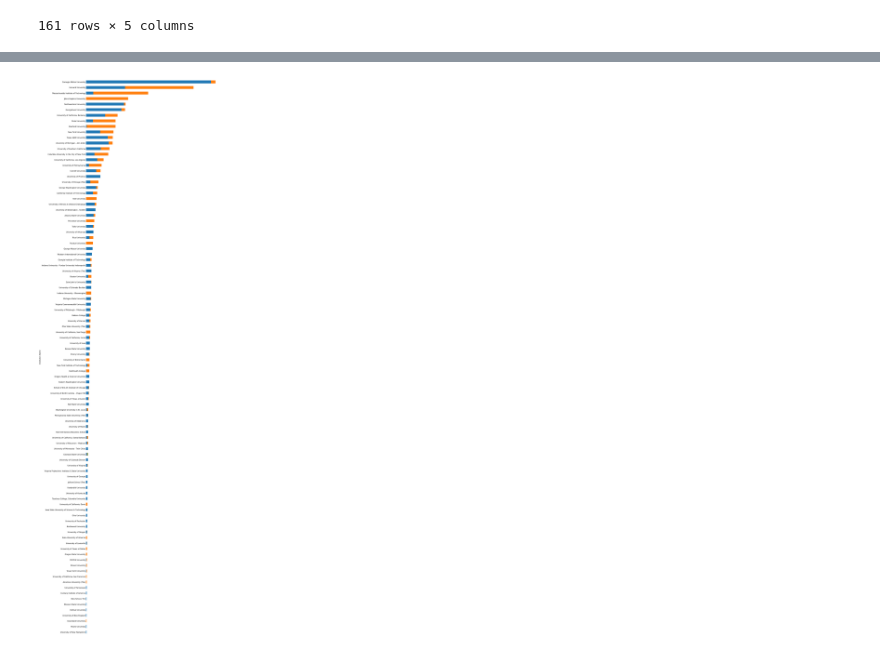
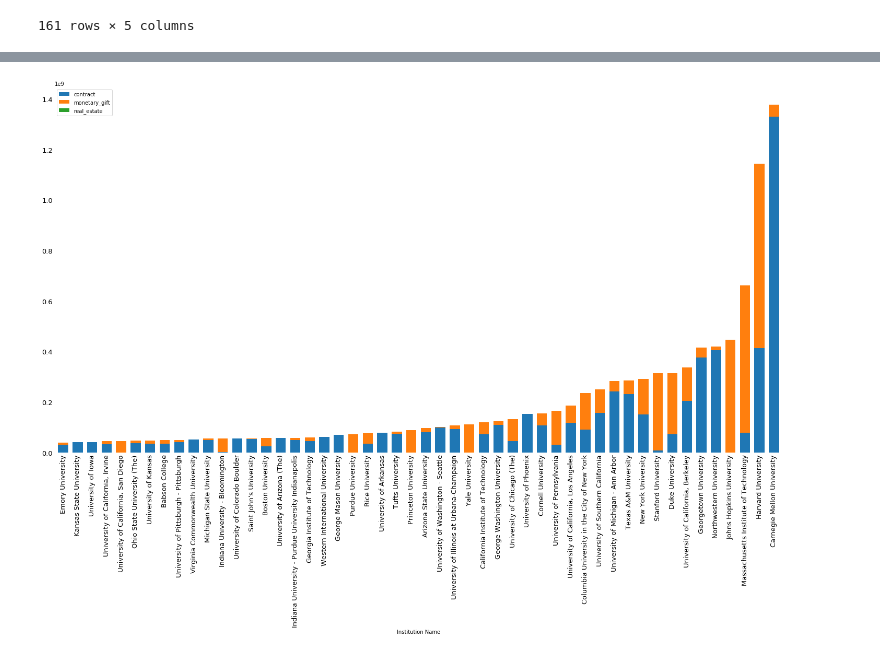
Before and after one commit to Humera97/Data-Studio, a Jupyter notebook: us_college_foreign_gifts/Cleaning and Exploring Data.ipynb, the cells around one changed output, grey strips where cells are left out. Drawn from its saved outputs; the diff is of its cells as text; code cells hidden in the pictures.

Commit message:
update graphics to make look nice

```diff
--- a/us_college_foreign_gifts/Cleaning and Exploring Data.ipynb
+++ b/us_college_foreign_gifts/Cleaning and Exploring Data.ipynb
@@ -263,21 +323,23 @@ df2.sort_values(by='total', ascending = False)
 # %%
-df2.sort_values(by='total',ascending = False).head(100).sort_values(by='total').plot(x='Institution Name',
+df2.sort_values(by='total',ascending = False).head(50).sort_values(by='total').plot(x='Institution Name',
                                                 y =['contract','monetary_gift','real_estate'] ,
-                                                kind= 'barh',
-                                                figsize=(15,45),
-                                                legend = None,
-                                                stacked= True
+                                                kind= 'bar',
+                                                figsize=(20,15),
+                                                stacked= True,
+                                                width =.7,
+                                                fontsize = 13
+
                                                 )
 
 ax1 = plt.axes()
 x_axis = ax1.axes.get_xaxis()
 ax1.tick_params(axis=u'both', which=u'both',length=0)
-x_axis.set_visible(False)
+#x_axis.set_visible(False)
 ax1.spines['top'].set_visible(False)
 ax1.spines['right'].set_visible(False)
 ax1.spines['bottom'].set_visible(False)
 ax1.spines['left'].set_visible(False)
 plt.tight_layout()
 plt.savefig('universitygift.pdf')
 # %% [output]
-[figure, old version]
+[figure, new version]
```
Also changed, not shown: parts of 51 cells of this notebook, 42 other files.
